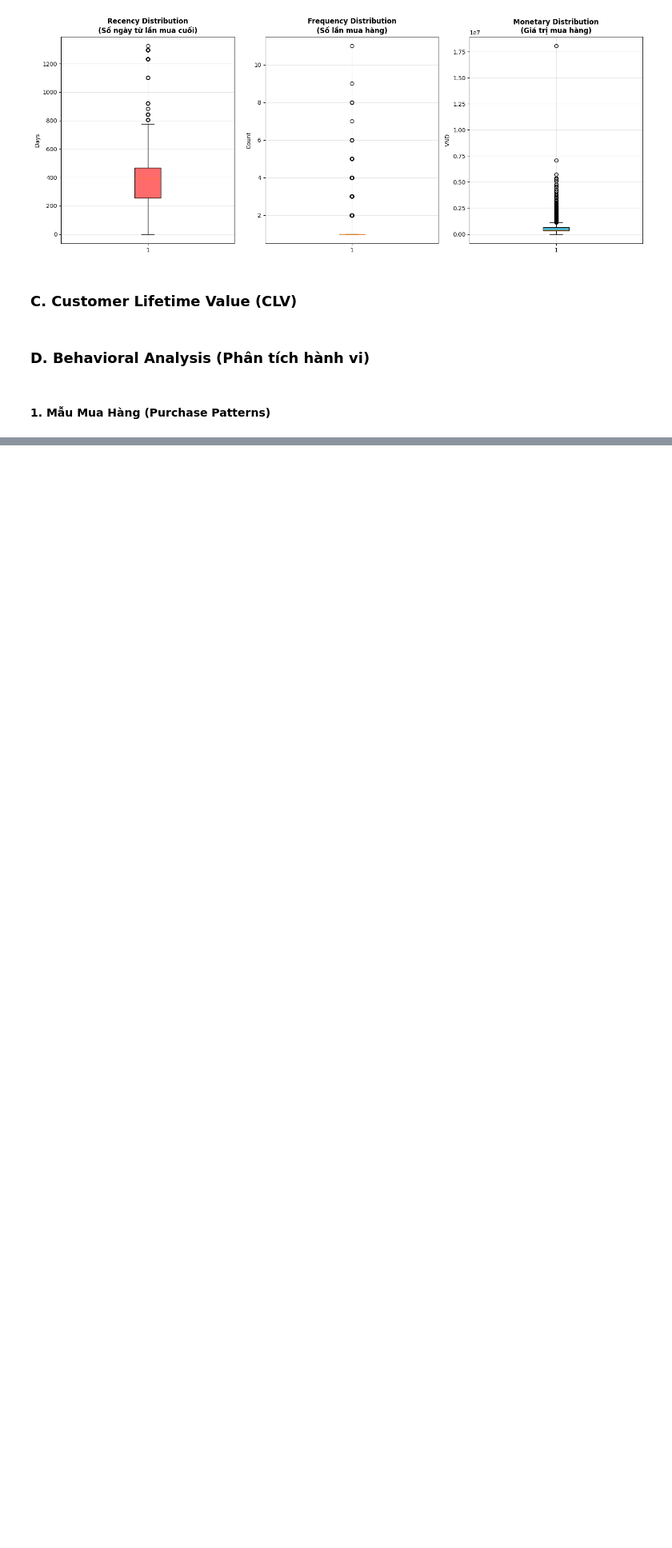
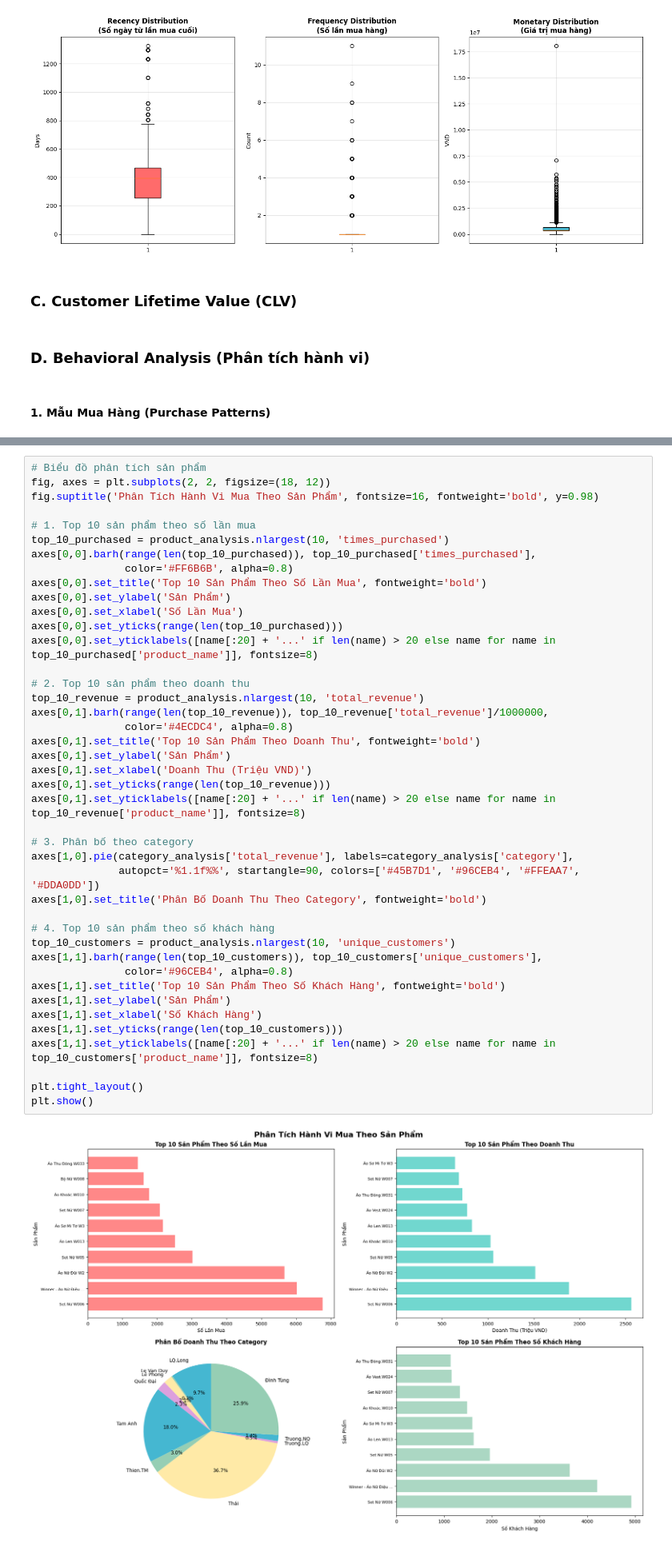
Before and after one commit to LeVanDuy26/Winner_Group_Analytics, a Jupyter notebook: 4.EDA_Gold/2_Customer_Metrics.ipynb, the cells around one changed output, grey strips where cells are left out. Shown at 80% size. Cells and saved outputs as stored; diff of their text form; blank space fills up the shorter version.

```diff
--- a/4.EDA_Gold/2_Customer_Metrics.ipynb
+++ b/4.EDA_Gold/2_Customer_Metrics.ipynb
@@ -474,0 +1069,44 @@ Doanh_thu_theo_quy
+# %%
+# Biểu đồ phân tích sản phẩm
+fig, axes = plt.subplots(2, 2, figsize=(18, 12))
+fig.suptitle('Phân Tích Hành Vi Mua Theo Sản Phẩm', fontsize=16, fontweight='bold', y=0.98)
+
+# 1. Top 10 sản phẩm theo số lần mua
+top_10_purchased = product_analysis.nlargest(10, 'times_purchased')
+axes[0,0].barh(range(len(top_10_purchased)), top_10_purchased['times_purchased'],
+               color='#FF6B6B', alpha=0.8)
+axes[0,0].set_title('Top 10 Sản Phẩm Theo Số Lần Mua', fontweight='bold')
+axes[0,0].set_ylabel('Sản Phẩm')
+axes[0,0].set_xlabel('Số Lần Mua')
+axes[0,0].set_yticks(range(len(top_10_purchased)))
+axes[0,0].set_yticklabels([name[:20] + '...' if len(name) > 20 else name for name in top_10_purchased['product_name']], fontsize=8)
+
+# 2. Top 10 sản phẩm theo doanh thu
+top_10_revenue = product_analysis.nlargest(10, 'total_revenue')
+axes[0,1].barh(range(len(top_10_revenue)), top_10_revenue['total_revenue']/1000000,
+               color='#4ECDC4', alpha=0.8)
+axes[0,1].set_title('Top 10 Sản Phẩm Theo Doanh Thu', fontweight='bold')
+axes[0,1].set_ylabel('Sản Phẩm')
+axes[0,1].set_xlabel('Doanh Thu (Triệu VND)')
+axes[0,1].set_yticks(range(len(top_10_revenue)))
+axes[0,1].set_yticklabels([name[:20] + '...' if len(name) > 20 else name for name in top_10_revenue['product_name']], fontsize=8)
+
+# 3. Phân bố theo category
+axes[1,0].pie(category_analysis['total_revenue'], labels=category_analysis['category'],
+              autopct='%1.1f%%', startangle=90, colors=['#45B7D1', '#96CEB4', '#FFEAA7', '#DDA0DD'])
+axes[1,0].set_title('Phân Bố Doanh Thu Theo Category', fontweight='bold')
+
+# 4. Top 10 sản phẩm theo số khách hàng
+top_10_customers = product_analysis.nlargest(10, 'unique_customers')
+axes[1,1].barh(range(len(top_10_customers)), top_10_customers['unique_customers'],
+               color='#96CEB4', alpha=0.8)
+axes[1,1].set_title('Top 10 Sản Phẩm Theo Số Khách Hàng', fontweight='bold')
+axes[1,1].set_ylabel('Sản Phẩm')
+axes[1,1].set_xlabel('Số Khách Hàng')
+axes[1,1].set_yticks(range(len(top_10_customers)))
+axes[1,1].set_yticklabels([name[:20] + '...' if len(name) > 20 else name for name in top_10_customers['product_name']], fontsize=8)
+
+plt.tight_layout()
+plt.show()
+# %% [output]
+[figure, added]
```
Also changed, not shown: parts of 27 cells of this notebook, 2 other files.
